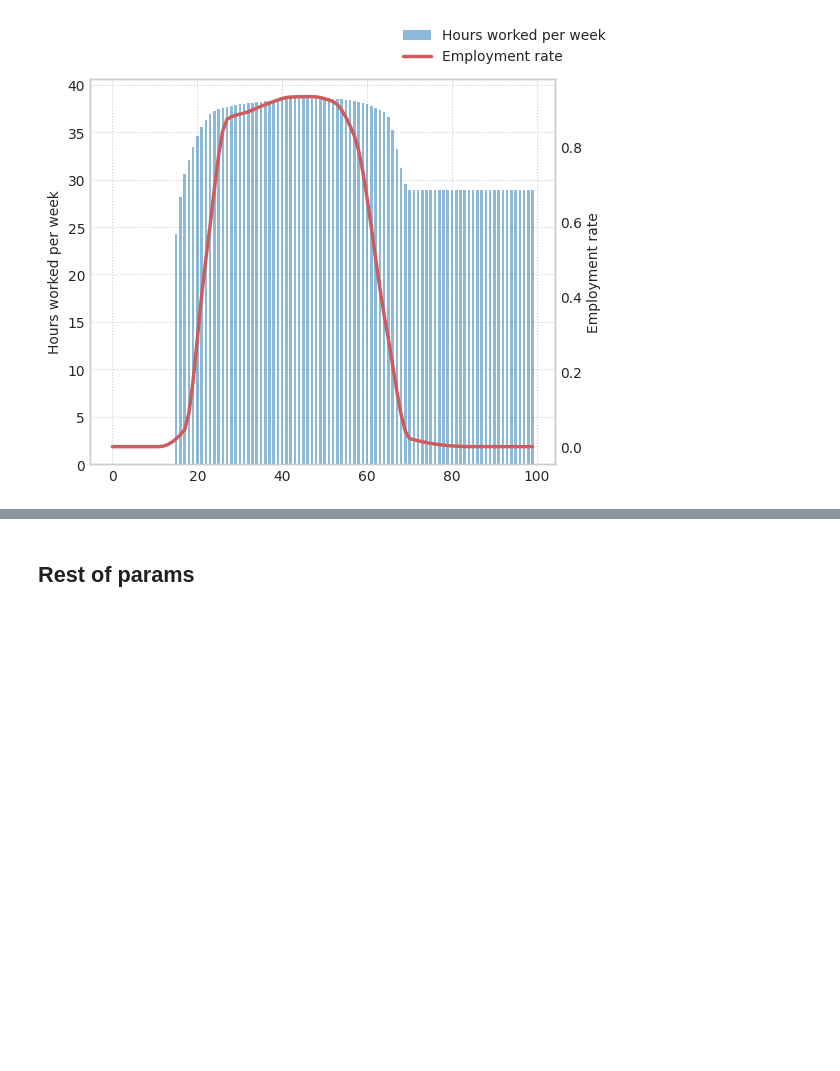
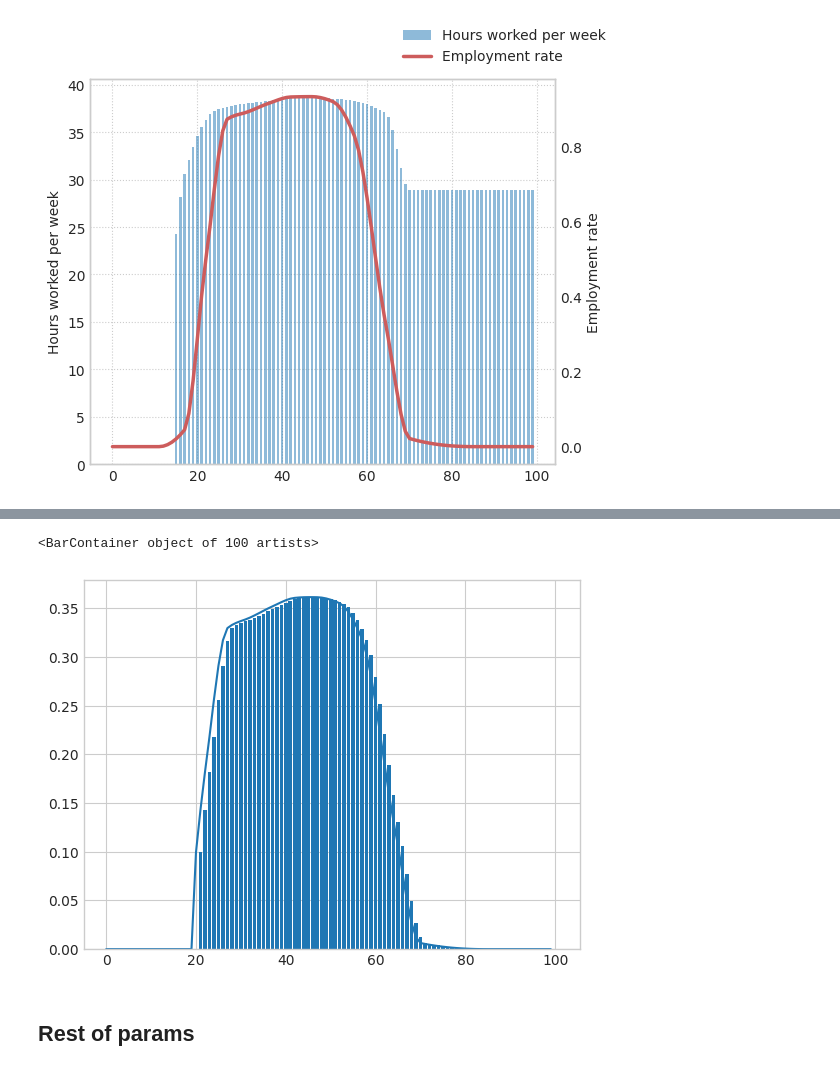
Before and after one commit to Gandolier/Cost_of_ageing_OLG, a Jupyter notebook: Interface (via Notebooks)/Tests.ipynb, the cells around one changed output, grey strips where cells are left out. Drawn from its saved outputs; the diff is of its cells as text; code cells hidden in the pictures; blank space fills up the shorter version.

```diff
--- a/Interface (via Notebooks)/Tests.ipynb
+++ b/Interface (via Notebooks)/Tests.ipynb
@@ -168,7 +178,7 @@ g_n = omega.loc[2025].sum() / omega.loc[2024].sum() - 1
 params = {
     'A': 1.4,
     'alpha': .39,
-    'delta': .03,
+    'delta': .05,
     'tau_c': 0.,
     'tau_l': .22,
     'tau_k': 0.,
@@ -176,8 +186,8 @@ params = {
     'E': 20,
     'S': 100,
     'g_n': g_n,
-    'g_y': .033,
-    'beta': .95,
+    'g_y': .054,
+    'beta': .905,
     'sigma': 1.97,
     'replacement_rate': .3,
     'ltilde': 1.,
@@ -206,7 +216,7 @@ solver_params = {
     'tax_type': 'tau_l',
     'xi': 0.4,
     'tol': 1e-2,
-    'max_iter': 5000,
+    'max_iter': 1000,
     'debug': False
 }
 
@@ -215,9 +225,9 @@ chi_s, ss_results = calibrate_chi(
     params=params,
     vectors=vectors,
     n_target=n_target,
-    max_iter=100,
-    tol=1e+7,
-    xi_chi=0.99,
+    max_iter=50,
+    tol=1e-3,
+    xi_chi=.99,
     ss_solve_kwargs=solver_params,
 )
 ss_results
@@ -224,3 +269,9 @@ ss_results
+# %%
+plt.plot(ss_results['n_vec'])
+plt.bar(range(1, 101), n_target)
+# %% [output]
+<BarContainer object of 100 artists>
+[figure, added]
 # %% [markdown]
 ## Rest of params
 # %% [markdown]
```
Also changed, not shown: parts of 2 cells of this notebook, 3 other files.
